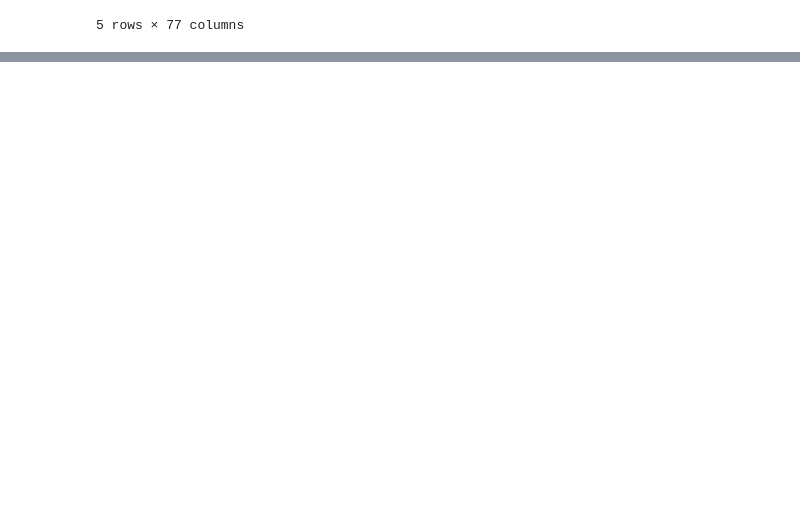
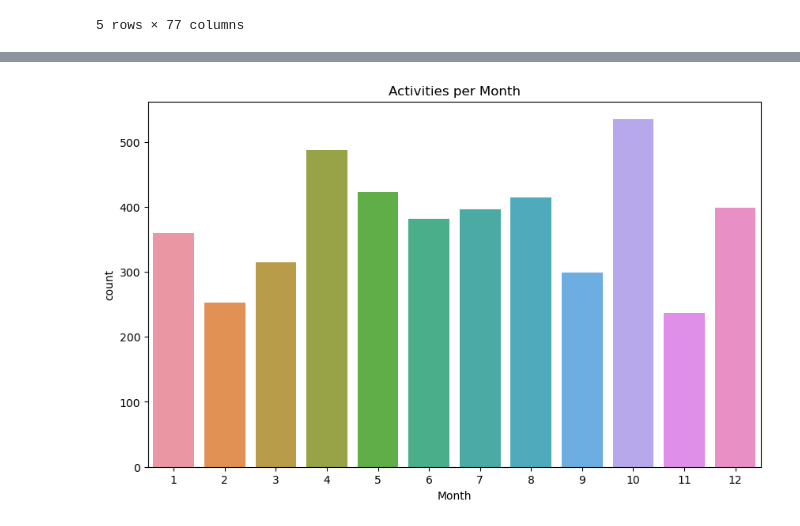
Before and after one commit to vishalival/eneres131-final-proj, a Jupyter notebook: core_prediction_question.ipynb, the cells around one changed output, grey strips where cells are left out. Saved outputs shown, nothing was run; the diff lists cells and outputs as text; code cells hidden in the pictures; blank space fills up the shorter version.

```diff
--- a/core_prediction_question.ipynb
+++ b/core_prediction_question.ipynb
@@ -41,0 +61,14 @@ activity_df.head()
+# %%
+activity_df['ActivityStartDate'] = pd.to_datetime(activity_df['ActivityStartDate'])
+activity_df['ActivityEndDate'] = pd.to_datetime(activity_df['ActivityEndDate'])
+
+# Extract year and month for analysis
+activity_df['Year'] = activity_df['ActivityStartDate'].dt.year
+activity_df['Month'] = activity_df['ActivityStartDate'].dt.month
+
+# Activities per year
+plt.figure(figsize=(10, 6))
+sns.countplot(data=activity_df, x='Year', order=activity_df['Year'].value_counts().index)
+plt.title("Activities per Year")
+plt.xticks(rotation=45)
+plt.show()
@@ -41,0 +77,7 @@ activity_df.head()
+# %%
+plt.figure(figsize=(10, 6))
+sns.countplot(data=activity_df, x='Month', order=range(1, 13))
+plt.title("Activities per Month")
+plt.show()
+# %% [output]
+[figure, added]
```
Also changed, not shown: parts of 16 cells of this notebook, 9 other files.
